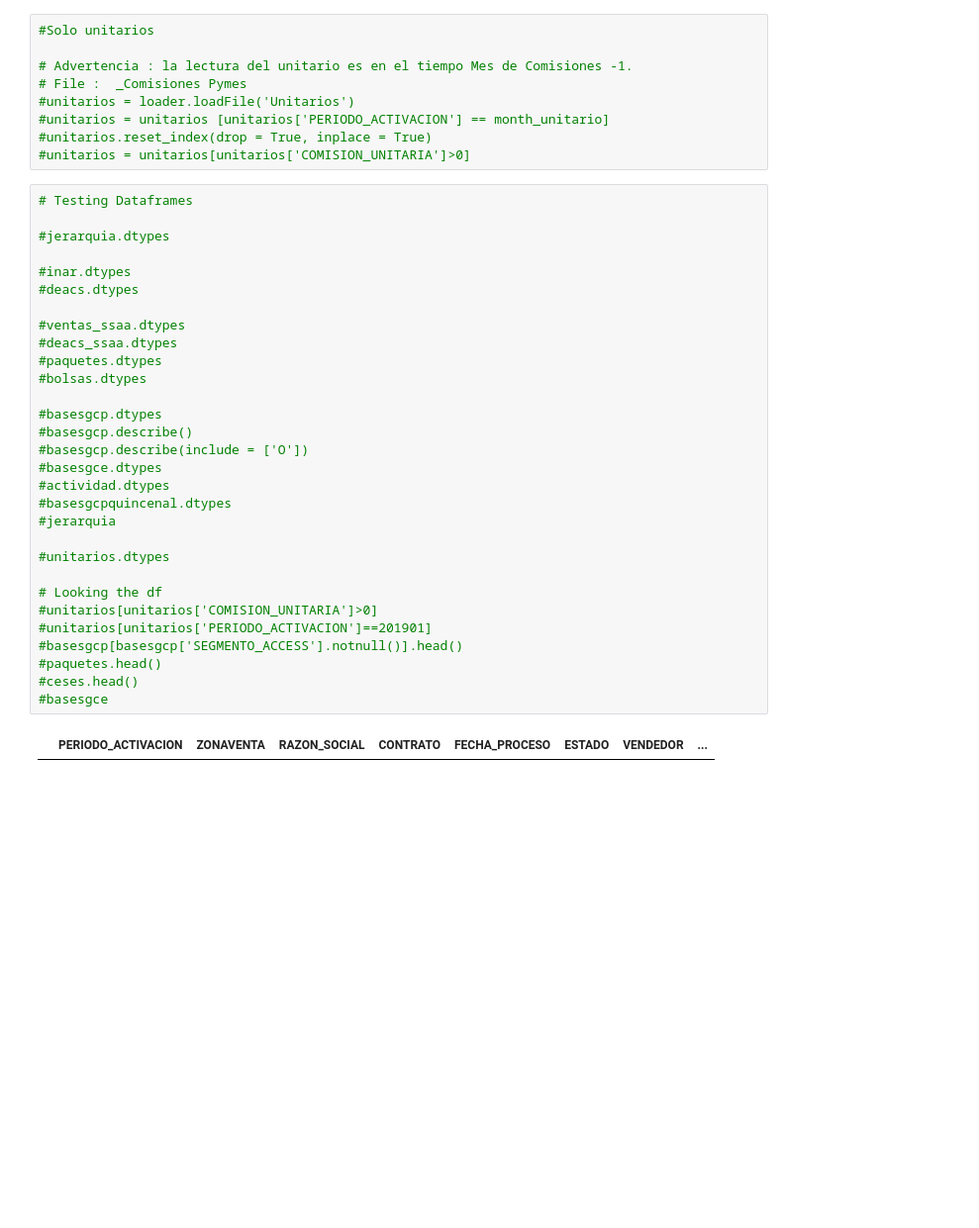
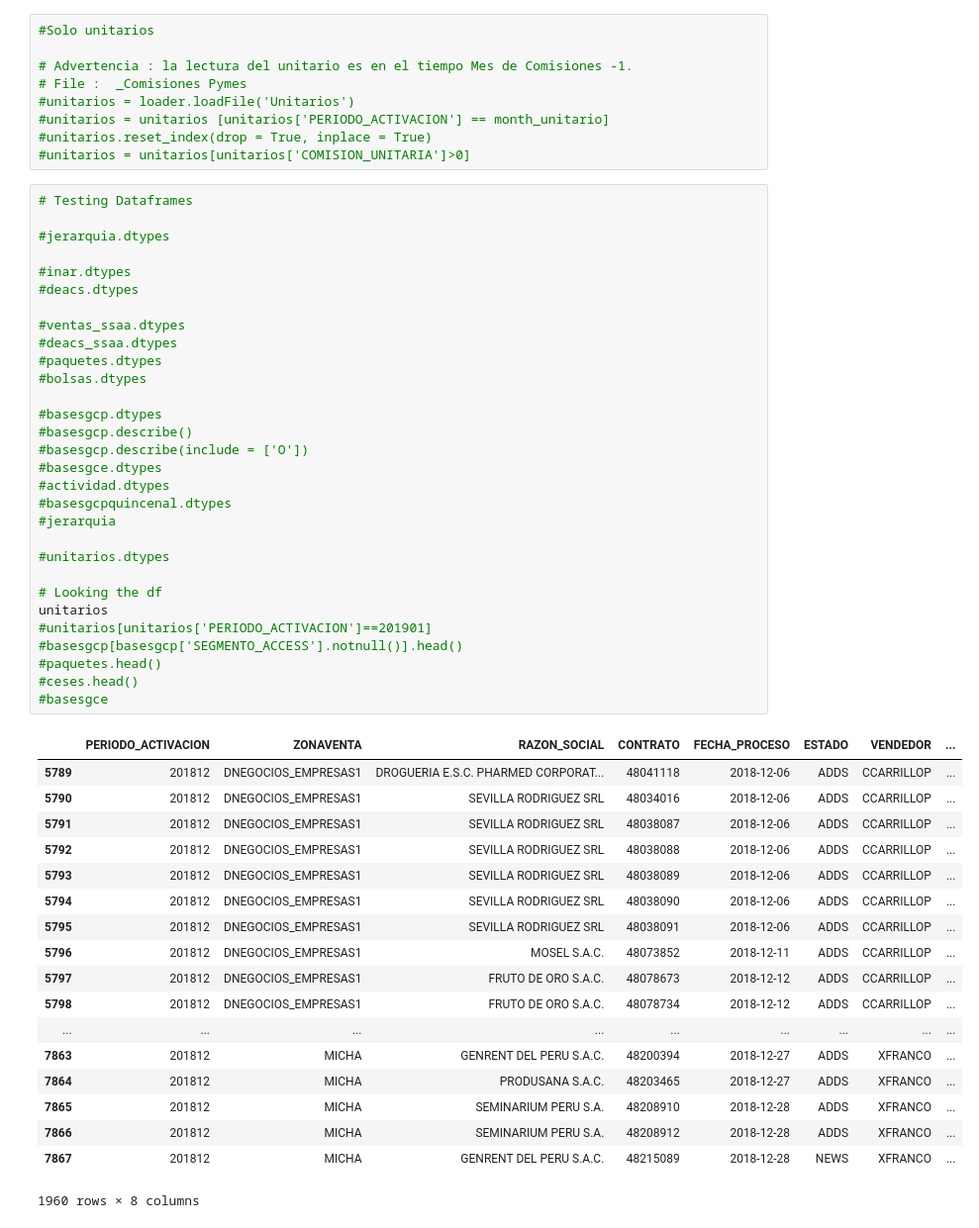
Before and after one commit to saenzac/Comisiones-python, a Jupyter notebook: Comisiones.ipynb, the cells around one changed output. Shown at 99% size. Drawn from its saved outputs; the diff is of its cells as text; blank space fills up the shorter version.

```diff
--- a/Comisiones.ipynb
+++ b/Comisiones.ipynb
@@ -122,34 +118,51 @@ El tamaño de Inar es 41579 registros
 # Testing Dataframes
 
 #jerarquia.dtypes
 
 #inar.dtypes
 #deacs.dtypes
 
 #ventas_ssaa.dtypes
 #deacs_ssaa.dtypes
 #paquetes.dtypes
 #bolsas.dtypes
 
 #basesgcp.dtypes
 #basesgcp.describe()
 #basesgcp.describe(include = ['O'])
 #basesgce.dtypes
 #actividad.dtypes
 #basesgcpquincenal.dtypes
 #jerarquia
 
 #unitarios.dtypes
 
 # Looking the df
-#unitarios[unitarios['COMISION_UNITARIA']>0]
+unitarios
 #unitarios[unitarios['PERIODO_ACTIVACION']==201901]
 #basesgcp[basesgcp['SEGMENTO_ACCESS'].notnull()].head()
 #paquetes.head()
 #ceses.head()
 #basesgce
 # %% [output]
 |  | PERIODO_ACTIVACION | ZONAVENTA | RAZON_SOCIAL | CONTRATO | FECHA_PROCESO | ESTADO | VENDEDOR | ... |
+| 5789 | 201812 | DNEGOCIOS_EMPRESAS1 | DROGUERIA E.S.C. PHARMED CORPORAT... | 48041118 | 2018-12-06 | ADDS | CCARRILLOP | ... |
+| 5790 | 201812 | DNEGOCIOS_EMPRESAS1 | SEVILLA RODRIGUEZ SRL | 48034016 | 2018-12-06 | ADDS | CCARRILLOP | ... |
+| 5791 | 201812 | DNEGOCIOS_EMPRESAS1 | SEVILLA RODRIGUEZ SRL | 48038087 | 2018-12-06 | ADDS | CCARRILLOP | ... |
+| 5792 | 201812 | DNEGOCIOS_EMPRESAS1 | SEVILLA RODRIGUEZ SRL | 48038088 | 2018-12-06 | ADDS | CCARRILLOP | ... |
+| 5793 | 201812 | DNEGOCIOS_EMPRESAS1 | SEVILLA RODRIGUEZ SRL | 48038089 | 2018-12-06 | ADDS | CCARRILLOP | ... |
+| 5794 | 201812 | DNEGOCIOS_EMPRESAS1 | SEVILLA RODRIGUEZ SRL | 48038090 | 2018-12-06 | ADDS | CCARRILLOP | ... |
+| 5795 | 201812 | DNEGOCIOS_EMPRESAS1 | SEVILLA RODRIGUEZ SRL | 48038091 | 2018-12-06 | ADDS | CCARRILLOP | ... |
+| 5796 | 201812 | DNEGOCIOS_EMPRESAS1 | MOSEL S.A.C. | 48073852 | 2018-12-11 | ADDS | CCARRILLOP | ... |
+| 5797 | 201812 | DNEGOCIOS_EMPRESAS1 | FRUTO DE ORO S.A.C. | 48078673 | 2018-12-12 | ADDS | CCARRILLOP | ... |
+| 5798 | 201812 | DNEGOCIOS_EMPRESAS1 | FRUTO DE ORO S.A.C. | 48078734 | 2018-12-12 | ADDS | CCARRILLOP | ... |
+| ... | ... | ... | ... | ... | ... | ... | ... | ... |
+| 7863 | 201812 | MICHA | GENRENT DEL PERU S.A.C. | 48200394 | 2018-12-27 | ADDS | XFRANCO | ... |
+| 7864 | 201812 | MICHA | PRODUSANA S.A.C. | 48203465 | 2018-12-27 | ADDS | XFRANCO | ... |
+| 7865 | 201812 | MICHA | SEMINARIUM PERU S.A. | 48208910 | 2018-12-28 | ADDS | XFRANCO | ... |
+| 7866 | 201812 | MICHA | SEMINARIUM PERU S.A. | 48208912 | 2018-12-28 | ADDS | XFRANCO | ... |
+| 7867 | 201812 | MICHA | GENRENT DEL PERU S.A.C. | 48215089 | 2018-12-28 | NEWS | XFRANCO | ... |
+1960 rows × 8 columns
 # %%
 # Configurando los archivos de configuración para administrar la base de datos
 dbparser = inifile.getDbIniFileParser()
```
Also changed, not shown: parts of 3 cells of this notebook, 2 other files.
